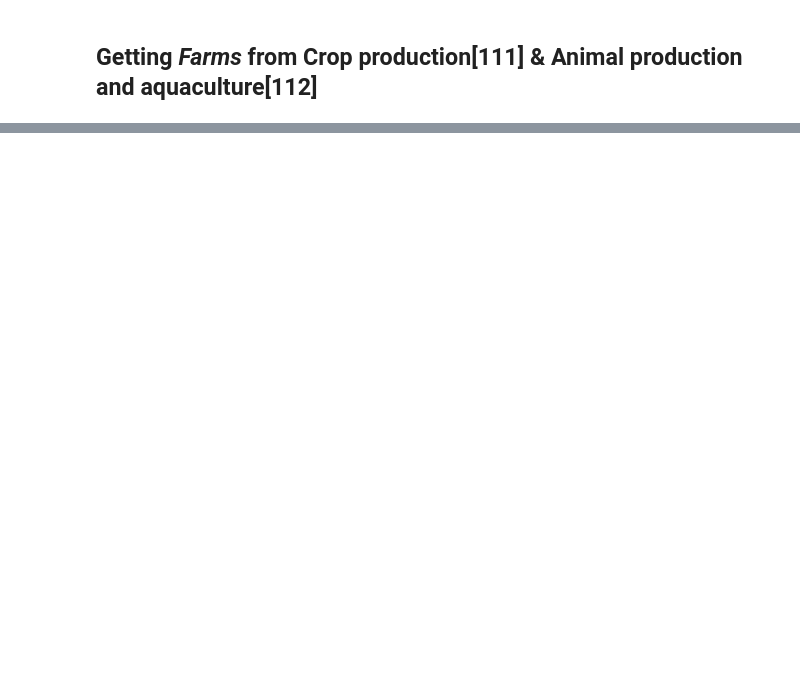
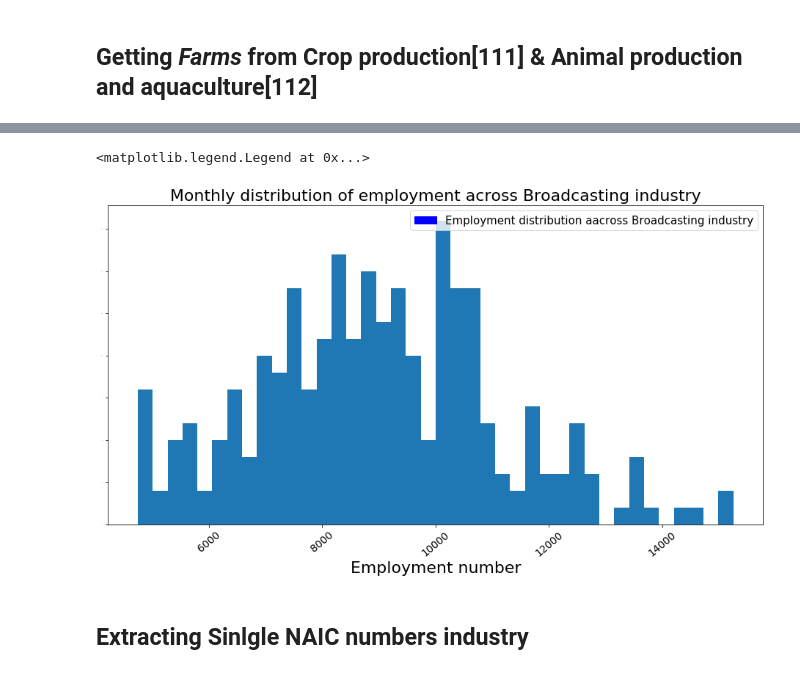
Before and after one commit to Hotlynn2/DATA-ANALYSIS-PYLADIES, a Jupyter notebook: PyLadies Data Analysis.ipynb, the cells around one changed output, grey strips where cells are left out. Drawn from its saved outputs; the diff is of its cells as text; code cells hidden in the pictures; blank space fills up the shorter version.

```diff
--- a/PyLadies Data Analysis.ipynb
+++ b/PyLadies Data Analysis.ipynb
@@ -49,0 +412,6 @@ Animal_production_and_aquaculture = data.loc[data['NAICS'].str.contains('112', n
+# %%
+Broadcasting_data_processing_and_information = pd.merge(
+    Broadcasting_exceptInternet, Data_processing_hosting, left_index=True, right_index=True)
+Broadcasting_data_processing_and_information = pd.merge(
+    Broadcasting_data_processing_and_information, other_information_services, left_index=True, right_index=True)
+Broadcasting_data_processing_and_information
@@ -49,0 +432,4 @@ Animal_production_and_aquaculture = data.loc[data['NAICS'].str.contains('112', n
+# %%
+Broadcasting_data_processing_and_information = Broadcasting_data_processing_and_information.drop([
+    'index_x', 'SYEAR_x', 'SMTH_x', 'NAICS_x', 'index_y', 'SYEAR_y', 'SMTH_y', 'NAICS_y', 'index'], axis =1)
+Broadcasting_data_processing_and_information
@@ -49,0 +450,13 @@ Animal_production_and_aquaculture = data.loc[data['NAICS'].str.contains('112', n
+# %%
+Broadcasting_data_processing_and_information['EMPLOYMENT'] =(Broadcasting_data_processing_and_information['_EMPLOYMENT__x'] +
+Broadcasting_data_processing_and_information['_EMPLOYMENT__y'] + Broadcasting_data_processing_and_information['_EMPLOYMENT_'])
+Broadcasting_data_processing_and_information = Broadcasting_data_processing_and_information.drop(
+    ['_EMPLOYMENT__x', '_EMPLOYMENT__y', '_EMPLOYMENT_'], axis = 1)
+Broadcasting_data_processing_and_information = Broadcasting_data_processing_and_information.replace(
+    'Other information services[519]', 'Broadcasting data processing and information')
+Broadcasting_data_processing_and_information.columns = ['SYEAR', 'SMTH', 'LMO_Detailed_Industry', 'Employment']
+# %%
+Broadcasting_data_processing_and_information = Broadcasting_data_processing_and_information[
+    (Broadcasting_data_processing_and_information.SYEAR != 2019)]
+
+Broadcasting_data_processing_and_information
@@ -49,0 +477,18 @@ Animal_production_and_aquaculture = data.loc[data['NAICS'].str.contains('112', n
+# %%
+plt.figure(figsize=(16,8))
+plt.hist(Broadcasting_data_processing_and_information['Employment'], bins =40)
+#plt.plot(years[0], retail_series['Employment'], color = 'b',marker='o', linewidth=1)
+
+plt.xlabel('Employment number', fontsize=22)
+plt.xticks(rotation=40, fontsize = 14)
+#plt.ylabel('Other manufacturing  VS  Other retail', fontsize=22)
+plt.yticks(fontsize = 0.1)
+plt.title('Monthly distribution of employment across Broadcasting industry', fontsize=22)
+#red = patches.Patch(color='blue', label='Other manufacturing')
+blue = patches.Patch(color='blue', label='Employment distribution aacross Broadcasting industry')
+plt.legend(handles=[blue], prop = {'size':15})
+# %% [output]
+<matplotlib.legend.Legend at 0x...>
+[figure, added]
+# %% [markdown]
+## Extracting Sinlgle NAIC numbers industry
```
Also changed, not shown: parts of 44 cells of this notebook.
